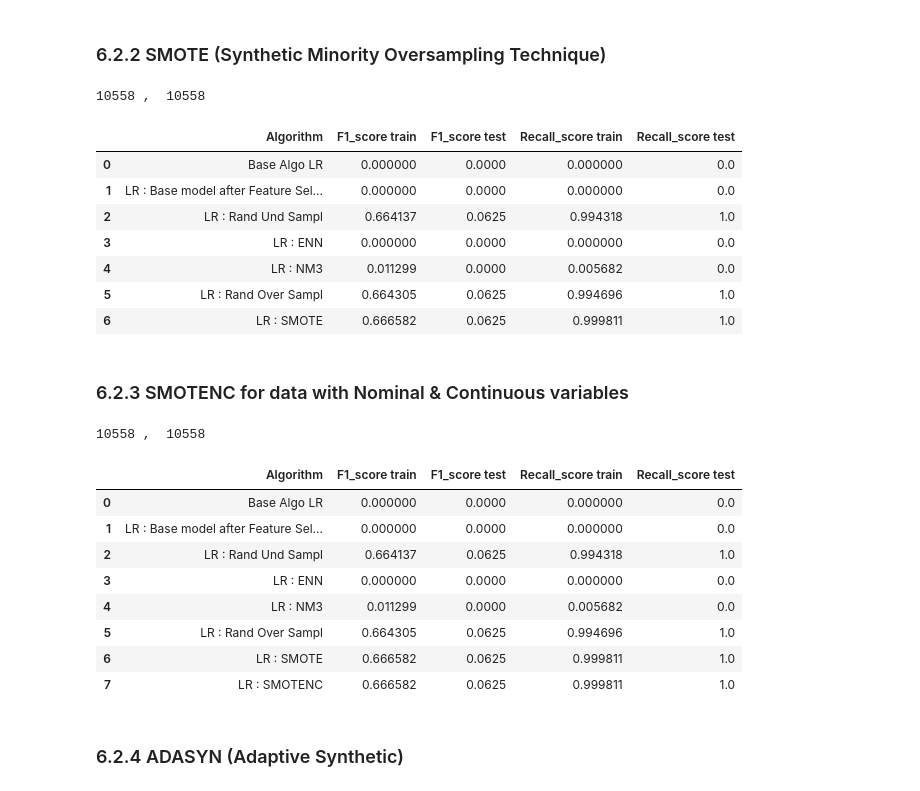
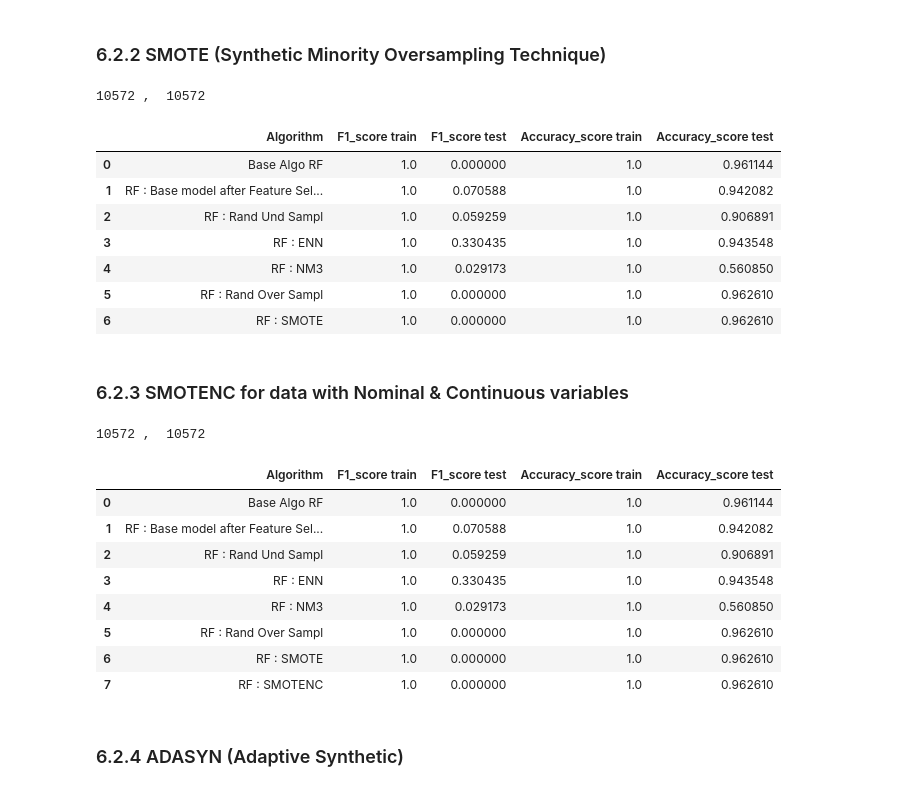
Before and after one commit to sanjayd89/Bankruptcy_detection, a Jupyter notebook: Bankruptcy_detection.ipynb, the cells around one changed output. Saved outputs shown, nothing was run; the diff lists cells and outputs as text; code cells hidden in the pictures.

```diff
--- a/Bankruptcy_detection.ipynb
+++ b/Bankruptcy_detection.ipynb
@@ -345,6 +393,9 @@ y = data.Bankrupt
 from sklearn.model_selection import train_test_split
 X_train, X_test, y_train, y_test = train_test_split(X, y, test_size=0.20, random_state=42)
 
+#Normalizing X
+X_train = (X_train-X_train.min())/(X_train.max()-X_train.min())
+
 print("Shape of X train is", X_train.shape)
 print("Shape of X test is", X_test.shape)
 print("Shape of y train is", y_train.shape)
@@ -670,7 +699,8 @@ X = data.loc[:,data.columns != 'Bankrupt']
 y = data.Bankrupt
 
 from sklearn.model_selection import train_test_split
-X_train, X_test, y_train, y_test = train_test_split(X, y, test_size=0.20, random_state=42, stratify = y)
+X_train, X_test, y_train, y_test = train_test_split(X, y, test_size=0.20, random_state=42)
+X_train = (X_train-X_train.min())/(X_train.max()-X_train.min())
 
 print("Shape of X train is", X_train.shape)
 print("Shape of X test is", X_test.shape)
@@ -778,9 +876,17 @@ from sklearn.linear_model import LogisticRegression
 
 algo = "LR : Rand Over Sampl"
 classifier = LogisticRegression()
-accuracy_train, accuracy_test, recall_train, recall_test, y_pred_test, model = get_results(classifier, X_train_ros, y_train_ros)
-final_result = result_table(algo, accuracy_train, accuracy_test, recall_train, recall_test)
+accuracy_train, accuracy_test, f1_train, f1_test, y_pred_test, model = get_results(classifier, X_train_ros, y_train_ros)
+final_result = result_table(algo, accuracy_train, accuracy_test, f1_train, f1_test)
 model2 = model
 results = results.reset_index(drop=True)
 results
+
+algo = "RF : Rand Over Sampl"
+classifier2 = RandomForestClassifier(n_estimators = 200)
+accuracy_train, accuracy_test, f1_train, f1_test, y_pred_test, model = get_results(classifier2, X_train_ros, y_train_ros)
+final_result2 = result_table2(algo, accuracy_train, accuracy_test, f1_train, f1_test)
+model2 = model
+results2 = results2.reset_index(drop=True)
+results2
 # %% [output]
@@ -800,26 +906,34 @@ smote = SMOTE(random_state = 42)
 X_train_smote, y_train_smote = smote.fit_resample(X_train, y_train)
 print(X_train_smote.shape[0],", ", y_train_smote.shape[0])
 # %% [output]
-10558 ,  10558
+10572 ,  10572
 # %%
 from sklearn.linear_model import LogisticRegression
 
 algo = "LR : SMOTE"
 classifier = LogisticRegression()
-accuracy_train, accuracy_test, recall_train, recall_test, y_pred_test, model = get_results(classifier, X_train_smote, y_train_smote)
-final_result = result_table(algo, accuracy_train, accuracy_test, recall_train, recall_test)
+accuracy_train, accuracy_test, f1_train, f1_test, y_pred_test, model = get_results(classifier, X_train_smote, y_train_smote)
+final_result = result_table(algo, accuracy_train, accuracy_test, f1_train, f1_test)
 model2 = model
 results = results.reset_index(drop=True)
 results
+
+algo = "RF : SMOTE"
+classifier2 = RandomForestClassifier(n_estimators = 200)
+accuracy_train, accuracy_test, f1_train, f1_test, y_pred_test, model = get_results(classifier2, X_train_smote, y_train_smote)
+final_result2 = result_table2(algo, accuracy_train, accuracy_test, f1_train, f1_test)
+model2 = model
+results2 = results2.reset_index(drop=True)
+results2
 # %% [output]
-|  | Algorithm | F1_score train | F1_score test | Recall_score train | Recall_score test |
-| 0 | Base Algo LR | 0.000000 | 0.0000 | 0.000000 | 0.0 |
-| 1 | LR : Base model after Feature Sel... | 0.000000 | 0.0000 | 0.000000 | 0.0 |
-| 2 | LR : Rand Und Sampl | 0.664137 | 0.0625 | 0.994318 | 1.0 |
-| 3 | LR : ENN | 0.000000 | 0.0000 | 0.000000 | 0.0 |
-| 4 | LR : NM3 | 0.011299 | 0.0000 | 0.005682 | 0.0 |
-| 5 | LR : Rand Over Sampl | 0.664305 | 0.0625 | 0.994696 | 1.0 |
-| 6 | LR : SMOTE | 0.666582 | 0.0625 | 0.999811 | 1.0 |
+|  | Algorithm | F1_score train | F1_score test | Accuracy_score train | Accuracy_score test |
+| 0 | Base Algo RF | 1.0 | 0.000000 | 1.0 | 0.961144 |
+| 1 | RF : Base model after Feature Sel... | 1.0 | 0.070588 | 1.0 | 0.942082 |
+| 2 | RF : Rand Und Sampl | 1.0 | 0.059259 | 1.0 | 0.906891 |
+| 3 | RF : ENN | 1.0 | 0.330435 | 1.0 | 0.943548 |
+| 4 | RF : NM3 | 1.0 | 0.029173 | 1.0 | 0.560850 |
+| 5 | RF : Rand Over Sampl | 1.0 | 0.000000 | 1.0 | 0.962610 |
+| 6 | RF : SMOTE | 1.0 | 0.000000 | 1.0 | 0.962610 |
 # %% [markdown]
 ### 6.2.3 SMOTENC for data with Nominal & Continuous variables
 # %%
@@ -829,27 +943,35 @@ smotenc = SMOTENC(random_state = 42, categorical_features = [X_train.shape[1]-1]
 X_train_smotenc, y_train_smotenc = smotenc.fit_resample(X_train, y_train)
 print(X_train_smotenc.shape[0],", ", y_train_smotenc.shape[0])
 # %% [output]
-10558 ,  10558
+10572 ,  10572
 # %%
 from sklearn.linear_model import LogisticRegression
 
 algo = "LR : SMOTENC"
 classifier = LogisticRegression()
-accuracy_train, accuracy_test, recall_train, recall_test, y_pred_test, model = get_results(classifier, X_train_smotenc, y_train_smotenc)
-final_result = result_table(algo, accuracy_train, accuracy_test, recall_train, recall_test)
+accuracy_train, accuracy_test, f1_train, f1_test, y_pred_test, model = get_results(classifier, X_train_smotenc, y_train_smotenc)
+final_result = result_table(algo, accuracy_train, accuracy_test, f1_train, f1_test)
 model2 = model
 results = results.reset_index(drop=True)
 results
+
+algo = "RF : SMOTENC"
+classifier2 = RandomForestClassifier(n_estimators = 200)
+accuracy_train, accuracy_test, f1_train, f1_test, y_pred_test, model = get_results(classifier2, X_train_smotenc, y_train_smotenc)
+final_result2 = result_table2(algo, accuracy_train, accuracy_test, f1_train, f1_test)
+model2 = model
+results2 = results2.reset_index(drop=True)
+results2
 # %% [output]
-|  | Algorithm | F1_score train | F1_score test | Recall_score train | Recall_score test |
-| 0 | Base Algo LR | 0.000000 | 0.0000 | 0.000000 | 0.0 |
-| 1 | LR : Base model after Feature Sel... | 0.000000 | 0.0000 | 0.000000 | 0.0 |
-| 2 | LR : Rand Und Sampl | 0.664137 | 0.0625 | 0.994318 | 1.0 |
-| 3 | LR : ENN | 0.000000 | 0.0000 | 0.000000 | 0.0 |
-| 4 | LR : NM3 | 0.011299 | 0.0000 | 0.005682 | 0.0 |
-| 5 | LR : Rand Over Sampl | 0.664305 | 0.0625 | 0.994696 | 1.0 |
-| 6 | LR : SMOTE | 0.666582 | 0.0625 | 0.999811 | 1.0 |
-| 7 | LR : SMOTENC | 0.666582 | 0.0625 | 0.999811 | 1.0 |
+|  | Algorithm | F1_score train | F1_score test | Accuracy_score train | Accuracy_score test |
+| 0 | Base Algo RF | 1.0 | 0.000000 | 1.0 | 0.961144 |
+| 1 | RF : Base model after Feature Sel... | 1.0 | 0.070588 | 1.0 | 0.942082 |
+| 2 | RF : Rand Und Sampl | 1.0 | 0.059259 | 1.0 | 0.906891 |
+| 3 | RF : ENN | 1.0 | 0.330435 | 1.0 | 0.943548 |
+| 4 | RF : NM3 | 1.0 | 0.029173 | 1.0 | 0.560850 |
+| 5 | RF : Rand Over Sampl | 1.0 | 0.000000 | 1.0 | 0.962610 |
+| 6 | RF : SMOTE | 1.0 | 0.000000 | 1.0 | 0.962610 |
+| 7 | RF : SMOTENC | 1.0 | 0.000000 | 1.0 | 0.962610 |
 # %% [markdown]
 ### 6.2.4 ADASYN (Adaptive Synthetic)
 # %%
```
Also changed, not shown: parts of 59 cells of this notebook.
